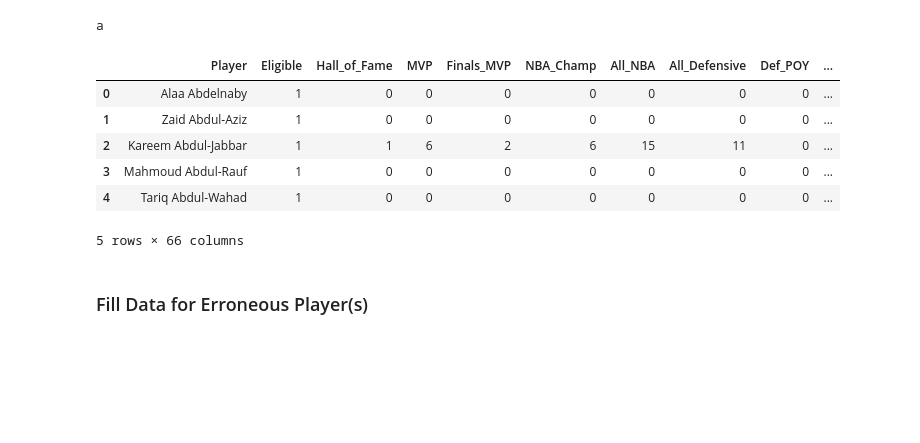
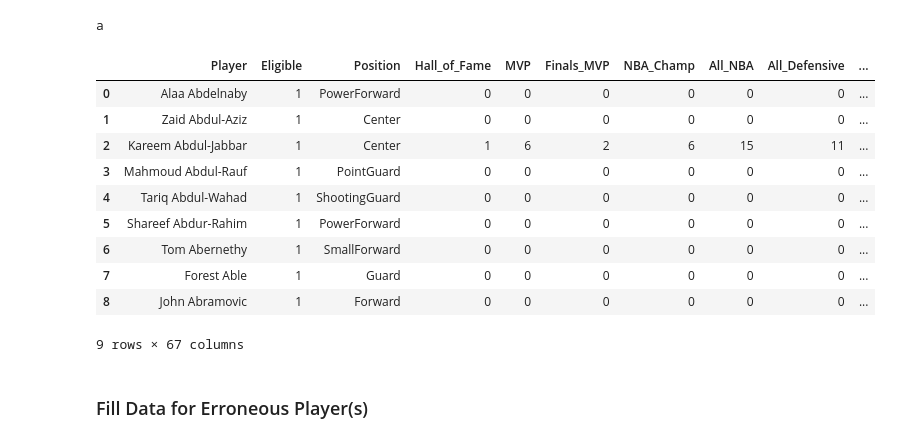
Before and after one commit to frankwillard/NBA-Hall-Of-Fame-Model, a Jupyter notebook: Player_Web_Scraper.ipynb, the cells around one changed output. Saved outputs shown, nothing was run; the diff lists cells and outputs as text; code cells hidden in the pictures; blank space fills up the shorter version.

Commit message:
Fixed Position NAs and extraction when multiple positions

```diff
--- a/Player_Web_Scraper.ipynb
+++ b/Player_Web_Scraper.ipynb
@@ -129,17 +129,21 @@ def get_accolade_dictionary(soup):
 
   bling = soup.find(id='bling')
 
-  if bling == None:
-    return {}
-
   soup_text = soup.get_text()
 
   start_index = soup_text.find('Position:')
   end_index = soup_text.find('▪', start_index)
 
+  positions = re.sub(r"[\n\t\s]*", "", soup_text[start_index:end_index]).split(':')[1]
+
+  position = re.split(r',|and',positions)[0]
+
+  accolade_dict = {'Position': position}
+
+  if bling == None:
+    return accolade_dict
+
   hof_player = 'Inducted as Player' in soup_text
-
-  position = re.sub(r"[\n\t\s]*", "", soup_text[start_index:end_index]).split(':')[1]
 
   #Couldn't do simple BAA -> NBA replace as often put BAA/NBA
   replacer_dict = {
@@ -155,7 +159,6 @@ def get_accolade_dictionary(soup):
 
   #For now
   accolades_list = [li.getText() for li in bling.findAll('li')]
-  accolade_dict = {'Position': position}
 
   cols_to_skip = ['NBA 75th Anniv. Team', 'ABA All-Time Team', 'Oscar', 'WCF MVP', 'DWTS Champ', 'ECF MVP']
 
@@ -302,15 +304,19 @@ player_df = scrape_player_data()
 # %% [output]
 a
 # %%
-player_df.head()
+player_df
 # %% [output]
-|  | Player | Eligible | Hall_of_Fame | MVP | Finals_MVP | NBA_Champ | All_NBA | All_Defensive | Def_POY | ... |
-| 0 | Alaa Abdelnaby | 1 | 0 | 0 | 0 | 0 | 0 | 0 | 0 | ... |
-| 1 | Zaid Abdul-Aziz | 1 | 0 | 0 | 0 | 0 | 0 | 0 | 0 | ... |
-| 2 | Kareem Abdul-Jabbar | 1 | 1 | 6 | 2 | 6 | 15 | 11 | 0 | ... |
-| 3 | Mahmoud Abdul-Rauf | 1 | 0 | 0 | 0 | 0 | 0 | 0 | 0 | ... |
-| 4 | Tariq Abdul-Wahad | 1 | 0 | 0 | 0 | 0 | 0 | 0 | 0 | ... |
+|  | Player | Eligible | Position | Hall_of_Fame | MVP | Finals_MVP | NBA_Champ | All_NBA | All_Defensive | ... |
+| 0 | Alaa Abdelnaby | 1 | PowerForward | 0 | 0 | 0 | 0 | 0 | 0 | ... |
+| 1 | Zaid Abdul-Aziz | 1 | Center | 0 | 0 | 0 | 0 | 0 | 0 | ... |
+| 2 | Kareem Abdul-Jabbar | 1 | Center | 1 | 6 | 2 | 6 | 15 | 11 | ... |
+| 3 | Mahmoud Abdul-Rauf | 1 | PointGuard | 0 | 0 | 0 | 0 | 0 | 0 | ... |
+| 4 | Tariq Abdul-Wahad | 1 | ShootingGuard | 0 | 0 | 0 | 0 | 0 | 0 | ... |
+| 5 | Shareef Abdur-Rahim | 1 | PowerForward | 0 | 0 | 0 | 0 | 0 | 0 | ... |
+| 6 | Tom Abernethy | 1 | SmallForward | 0 | 0 | 0 | 0 | 0 | 0 | ... |
+| 7 | Forest Able | 1 | Guard | 0 | 0 | 0 | 0 | 0 | 0 | ... |
+| 8 | John Abramovic | 1 | Forward | 0 | 0 | 0 | 0 | 0 | 0 | ... |
-5 rows × 66 columns
+9 rows × 67 columns
 # %% [markdown]
 ### Fill Data for Erroneous Player(s)
 # %%
```
Also changed, not shown: parts of 1 cell of this notebook.
